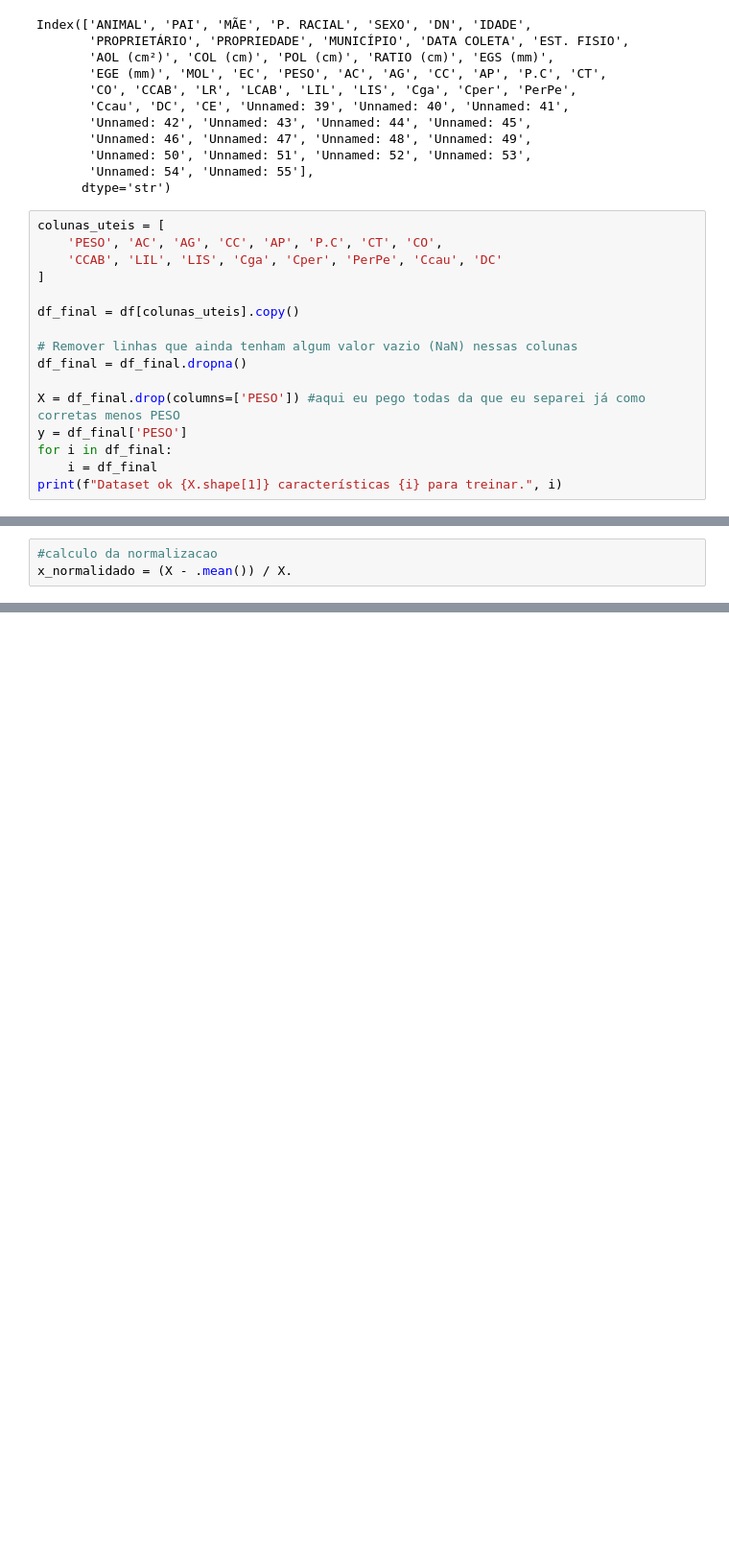
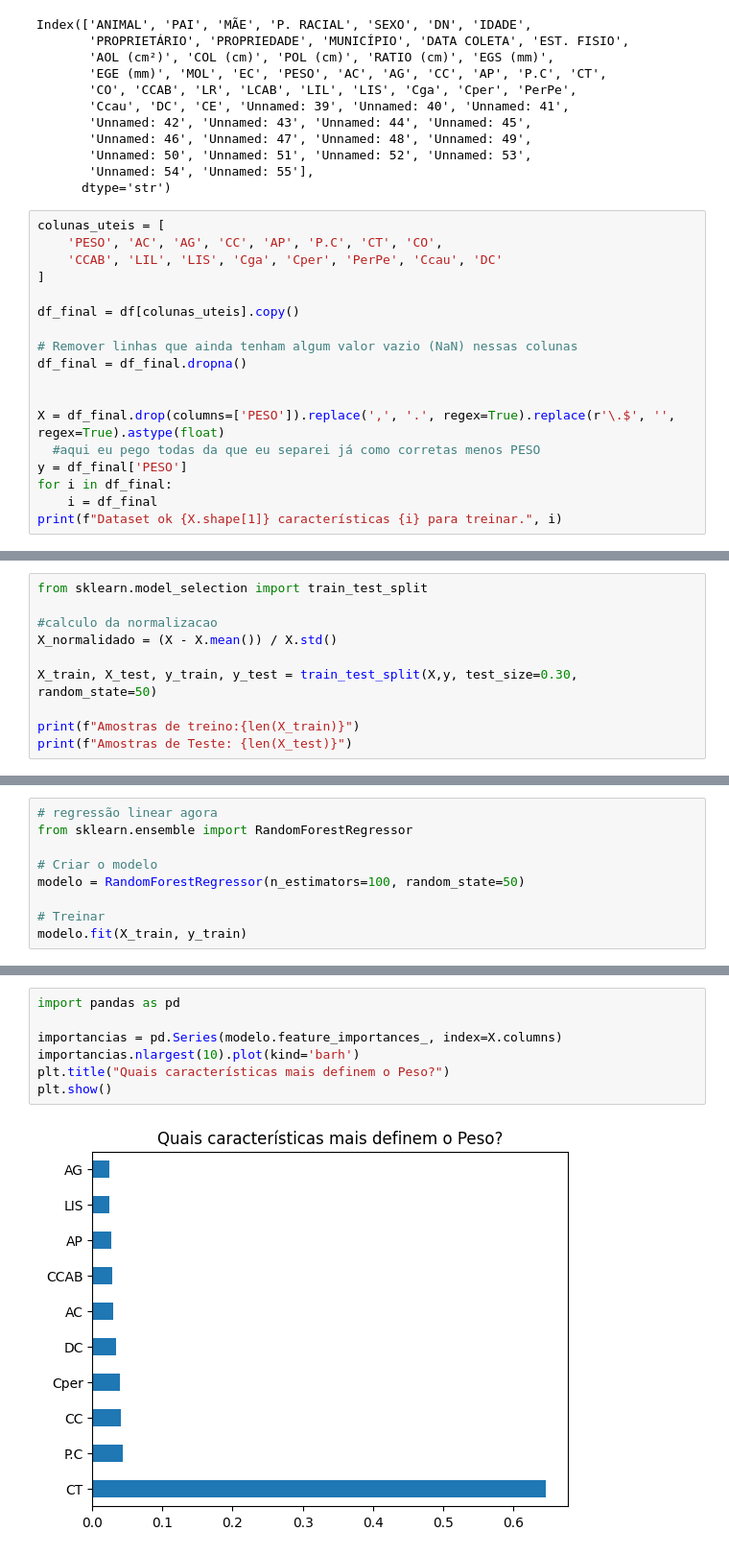
Before and after one commit to callmepeh/Sistemas-Inteligentes-2026.1, a Jupyter notebook: Atividade Base de dados animais/PredPesoAnimal.ipynb, the cells around one changed output, grey strips where cells are left out. Shown at 96% size. Cells and saved outputs as stored; diff of their text form; blank space fills up the shorter version.

```diff
--- a/Atividade Base de dados animais/PredPesoAnimal.ipynb
+++ b/Atividade Base de dados animais/PredPesoAnimal.ipynb
@@ -118,7 +118,9 @@ df_final = df[colunas_uteis].copy()
 # Remover linhas que ainda tenham algum valor vazio (NaN) nessas colunas
 df_final = df_final.dropna()
 
-X = df_final.drop(columns=['PESO']) #aqui eu pego todas da que eu separei já como corretas menos PESO
+
+X = df_final.drop(columns=['PESO']).replace(',', '.', regex=True).replace(r'\.$', '', regex=True).astype(float)
+  #aqui eu pego todas da que eu separei já como corretas menos PESO
 y = df_final['PESO']
 for i in df_final:
     i = df_final
@@ -144,3 +158,10 @@ Dataset ok 15 características      PESO    AC    AG    CC    AP   P.C    CT
 # %%
+from sklearn.model_selection import train_test_split
+
 #calculo da normalizacao
-x_normalidado = (X - .mean()) / X.
+X_normalidado = (X - X.mean()) / X.std()
+
+X_train, X_test, y_train, y_test = train_test_split(X,y, test_size=0.30, random_state=50)
+
+print(f"Amostras de treino:{len(X_train)}")
+print(f"Amostras de Teste: {len(X_test)}")
@@ -146,0 +171,9 @@ x_normalidado = (X - .mean()) / X.
+# %%
+# regressão linear agora
+from sklearn.ensemble import RandomForestRegressor
+
+# Criar o modelo
+modelo = RandomForestRegressor(n_estimators=100, random_state=50)
+
+# Treinar
+modelo.fit(X_train, y_train)
@@ -146,0 +250,9 @@ x_normalidado = (X - .mean()) / X.
+# %%
+import pandas as pd
+
+importancias = pd.Series(modelo.feature_importances_, index=X.columns)
+importancias.nlargest(10).plot(kind='barh')
+plt.title("Quais características mais definem o Peso?")
+plt.show()
+# %% [output]
+[figure, added]
```
Also changed, not shown: parts of 12 cells of this notebook, 4 other files.
